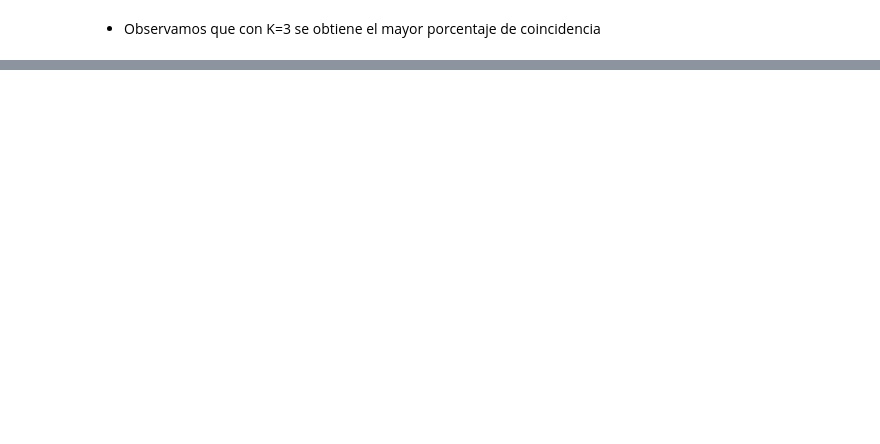
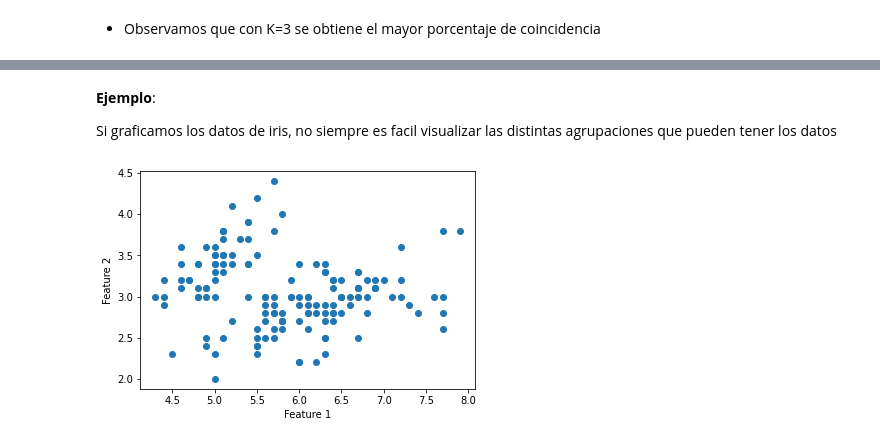
Before and after one commit to CimimUxMaio/CursoML, a Jupyter notebook: unidad-6-sklearn-no-supervisado/resumen.ipynb, the cells around one changed output, grey strips where cells are left out. Drawn from its saved outputs; the diff is of its cells as text; code cells hidden in the pictures; blank space fills up the shorter version.

```diff
--- a/unidad-6-sklearn-no-supervisado/resumen.ipynb
+++ b/unidad-6-sklearn-no-supervisado/resumen.ipynb
@@ -105,0 +188,13 @@ plt.show()
+# %% [markdown]
+**Ejemplo**:
+
+Si graficamos los datos de iris, no siempre es facil visualizar las distintas agrupaciones que pueden tener los datos
+# %%
+data = iris.data
+
+plt.scatter(data[:, 0], data[:, 1])
+plt.xlabel("Feature 1")
+plt.ylabel("Feature 2")
+plt.show()
+# %% [output]
+[figure, added]
```
Also changed, not shown: parts of 47 cells of this notebook.
